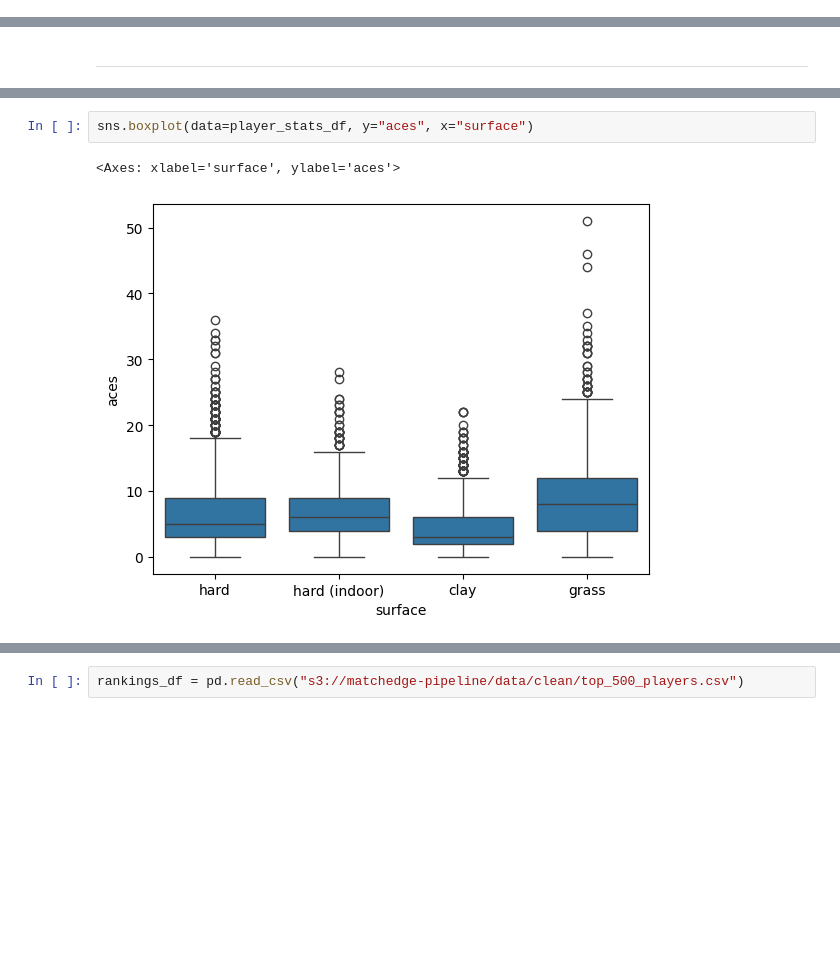
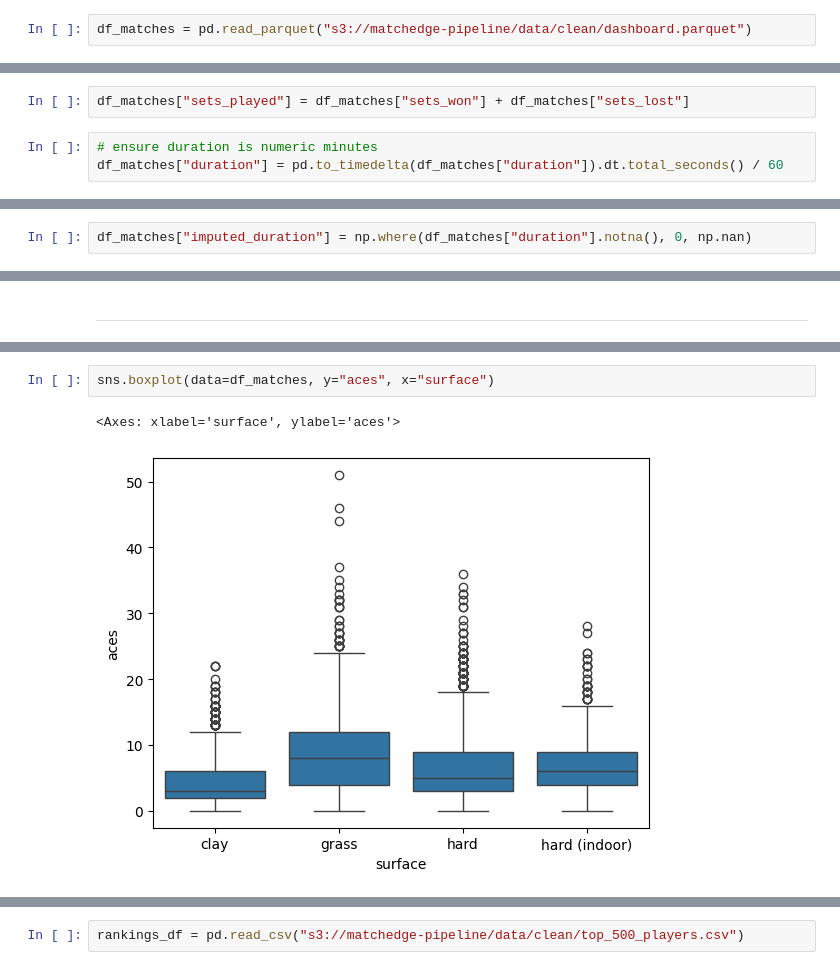
Before and after one commit to FerrucciS/matchedge, a Jupyter notebook: notebooks/feature_engineering.ipynb, the cells around one changed output, grey strips where cells are left out. Drawn from its saved outputs; the diff is of its cells as text; blank space fills up the shorter version.

```diff
--- a/notebooks/feature_engineering.ipynb
+++ b/notebooks/feature_engineering.ipynb
@@ -314,0 +673,2 @@ for col in ['level', 'location', 'surface']:
+# %%
+df_matches = pd.read_parquet("s3://matchedge-pipeline/data/clean/dashboard.parquet")
@@ -314,0 +736,5 @@ for col in ['level', 'location', 'surface']:
+# %%
+df_matches["sets_played"] = df_matches["sets_won"] + df_matches["sets_lost"]
+# %%
+# ensure duration is numeric minutes
+df_matches["duration"] = pd.to_timedelta(df_matches["duration"]).dt.total_seconds() / 60
@@ -314,0 +808,2 @@ for col in ['level', 'location', 'surface']:
+# %%
+df_matches["imputed_duration"] = np.where(df_matches["duration"].notna(), 0, np.nan)
@@ -330,6 +1244,6 @@ Name: count, dtype: int64
 # %%
-sns.boxplot(data=player_stats_df, y="aces", x="surface")
+sns.boxplot(data=df_matches, y="aces", x="surface")
 # %% [output]
 <Axes: xlabel='surface', ylabel='aces'>
-[figure, old version]
+[figure, new version]
 # %%
```
Also changed, not shown: parts of 229 cells of this notebook, 2 other files.
